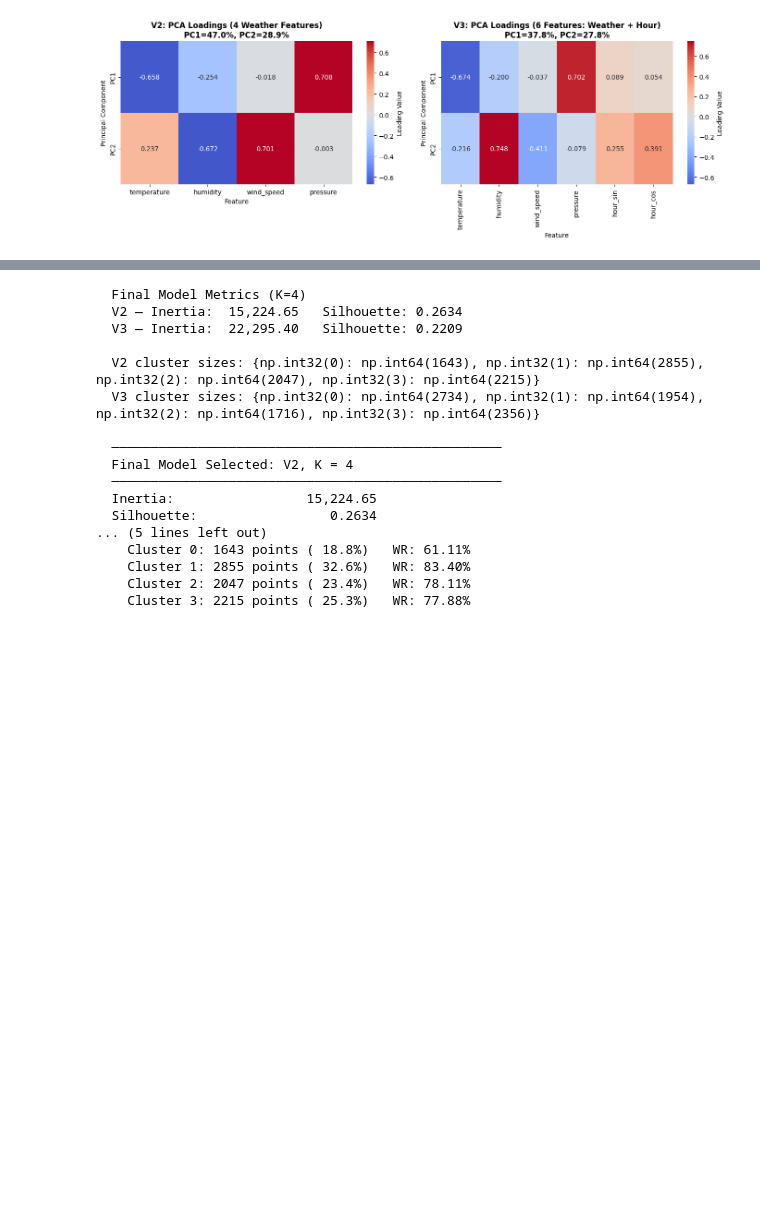
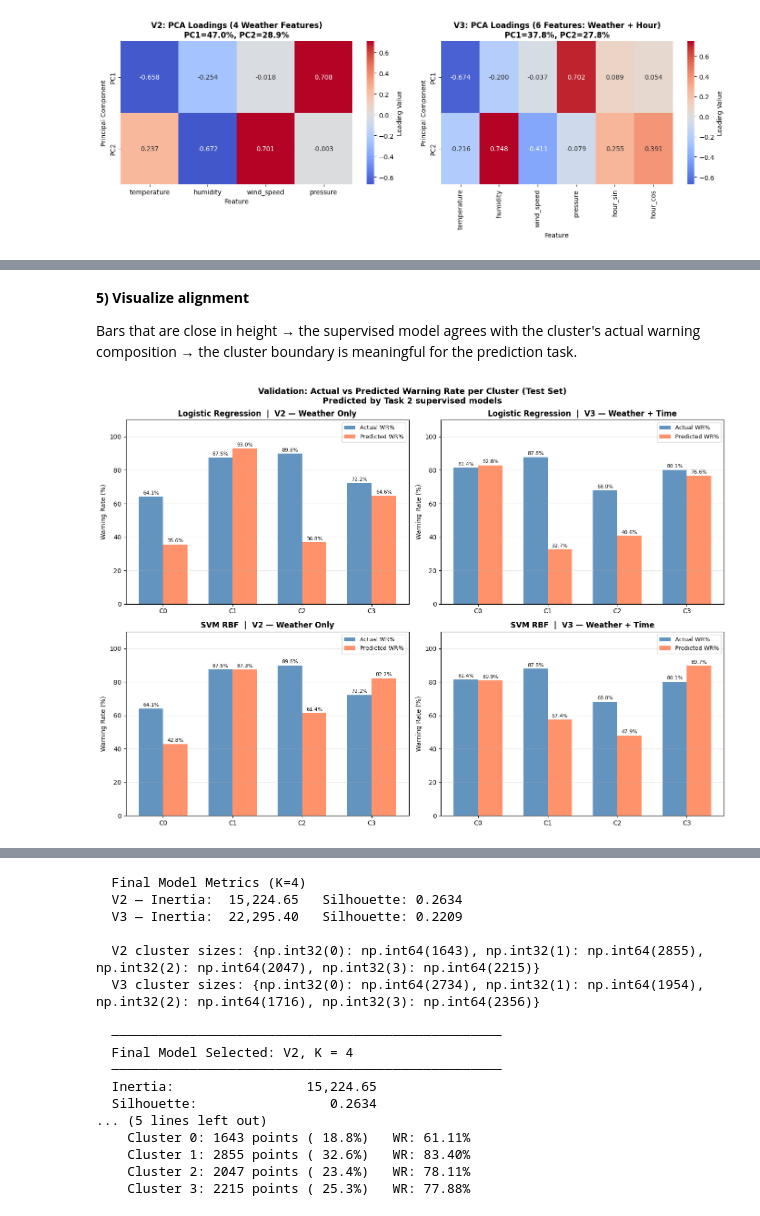
Before and after one commit to quyneehcl/HanoiAirQuality, a Jupyter notebook: task3.ipynb, the cells around one changed output, grey strips where cells are left out. Saved outputs shown, nothing was run; the diff lists cells and outputs as text; code cells hidden in the pictures; blank space fills up the shorter version.

```diff
--- a/task3.ipynb
+++ b/task3.ipynb
@@ -473,0 +513,19 @@ clustering metric.
+# %%
+RANDOM_STATE = 42
+OPTIMAL_K    = 4  # defined here for validation; reused in Section 3.9
+
+# Assign cluster labels using the optimal K
+# models_v2 / models_v3 were fitted in Section 3.4
+df['Cluster_v2'] = models_v2[OPTIMAL_K].labels_
+df['Cluster_v3'] = models_v3[OPTIMAL_K].labels_
+
+# 'hour' was dropped during cyclical encoding in Section 3.1 — recover from timestamp
+df['timestamp'] = pd.to_datetime(df['timestamp'])
+df['hour'] = df['timestamp'].dt.hour
+
+TASK2_FEATURES = ['temperature', 'humidity', 'wind_speed', 'pressure', 'hour', 'day_of_week']
+TARGET = 'is_warning'
+
+missing = [f for f in TASK2_FEATURES if f not in df.columns]
+print("Task 2 features :", TASK2_FEATURES)
+print(f"Missing from df : {missing if missing else 'None — all features available ✓'}")
@@ -473,0 +670,42 @@ clustering metric.
+# %% [markdown]
+**5) Visualize alignment**
+
+Bars that are close in height → the supervised model agrees with the cluster's actual warning
+composition → the cluster boundary is meaningful for the prediction task.
+# %%
+fig, axes = plt.subplots(2, 2, figsize=(14, 10))
+fig.suptitle(
+    'Validation: Actual vs Predicted Warning Rate per Cluster (Test Set)\n'
+    'Predicted by Task 2 supervised models',
+    fontsize=13, fontweight='bold'
+)
+
+x = np.arange(4)
+w = 0.35
+
+for row, clf_name in enumerate(['Logistic Regression', 'SVM RBF']):
+    for col, ver_label in enumerate(['V2 — Weather Only', 'V3 — Weather + Time']):
+        ax  = axes[row, col]
+        sub = val_df[(val_df['Classifier'] == clf_name) &
+                     (val_df['Feature Set'] == ver_label)].sort_values('Cluster')
+
+        b1 = ax.bar(x - w/2, sub['Actual WR%'],    w,
+                    label='Actual WR%',    color='steelblue', alpha=0.85)
+        b2 = ax.bar(x + w/2, sub['Predicted WR%'], w,
+                    label='Predicted WR%', color='coral',     alpha=0.85)
+
+        ax.set_xticks(x)
+        ax.set_xticklabels([f'C{c}' for c in sub['Cluster']])
+        ax.set_ylim(0, 110)
+        ax.set_ylabel('Warning Rate (%)')
+        ax.set_title(f'{clf_name}  |  {ver_label}', fontweight='bold')
+        ax.legend(fontsize=9)
+        ax.grid(True, alpha=0.3, axis='y')
+        ax.bar_label(b1, fmt='%.1f%%', padding=2, fontsize=8)
+        ax.bar_label(b2, fmt='%.1f%%', padding=2, fontsize=8)
+
+plt.tight_layout()
+plt.savefig("visuals/task3_validation_actual_vs_predicted_wr.png", dpi=300, bbox_inches="tight")
+plt.show()
+# %% [output]
+[figure, added]
```
Also changed, not shown: parts of 45 cells of this notebook.
